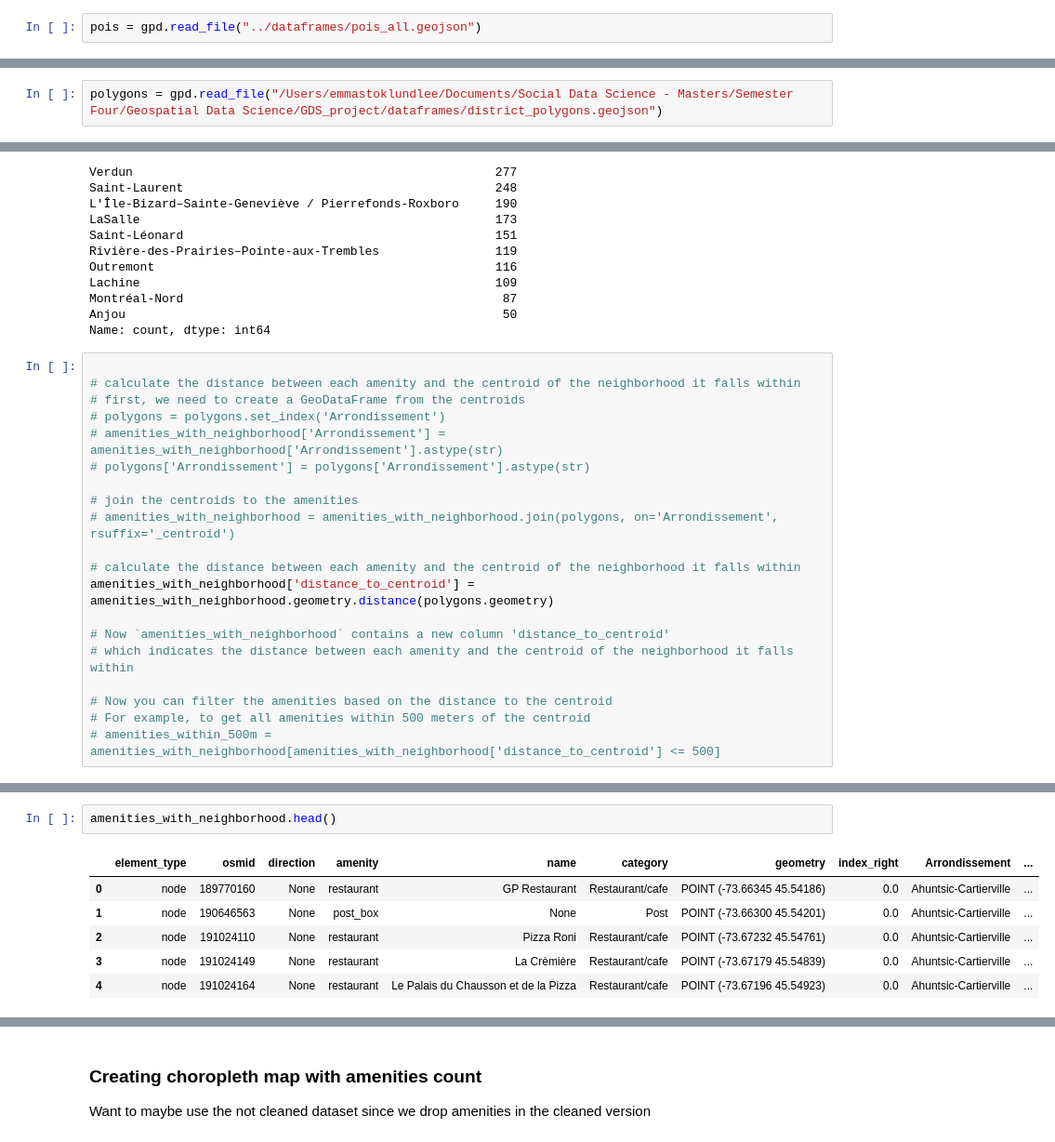
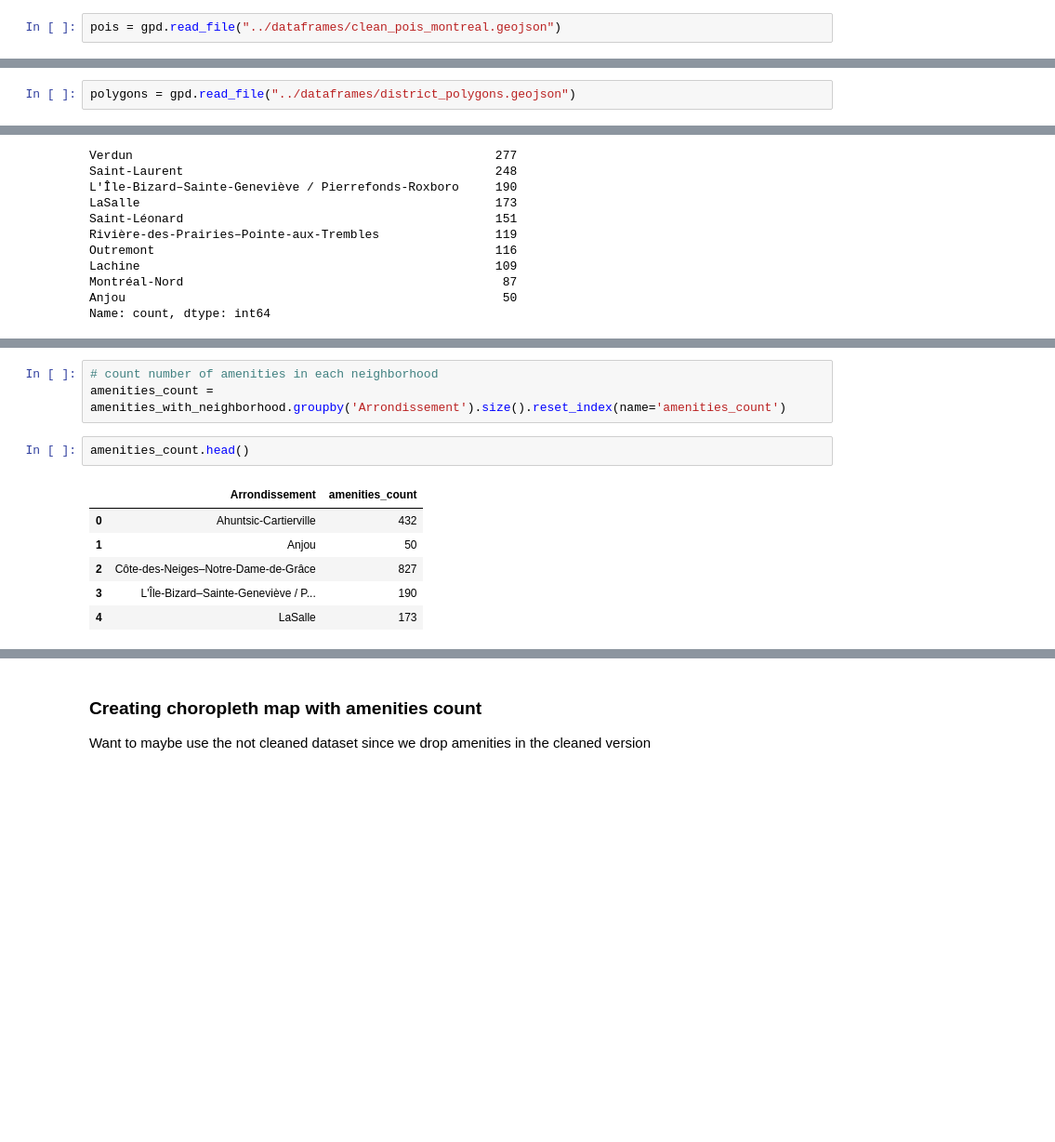
Before and after one commit to michelo200/GDS_project_deployment, a Jupyter notebook: initial_analysis/amenities_density_cloropleth.ipynb, the cells around one changed output, grey strips where cells are left out. Shown at 93% size. Cells and saved outputs as stored; diff of their text form; blank space fills up the shorter version.

Commit message:
amenities count choropleth map finished

```diff
--- a/initial_analysis/amenities_density_cloropleth.ipynb
+++ b/initial_analysis/amenities_density_cloropleth.ipynb
@@ -16,5 +18,5 @@ from IPython.display import display
 # %%
-pois = gpd.read_file("../dataframes/pois_all.geojson")
+pois = gpd.read_file("../dataframes/clean_pois_montreal.geojson")
 # %%
 pois.head()
 # %% [output]
@@ -46,5 +39,5 @@ pois.head()
 # %%
-polygons = gpd.read_file("/Users/emmastoklundlee/Documents/Social Data Science - Masters/Semester Four/Geospatial Data Science/GDS_project/dataframes/district_polygons.geojson")
+polygons = gpd.read_file("../dataframes/district_polygons.geojson")
 # %%
 # check crs of the polygons
 print(polygons.crs)
@@ -129,23 +115,3 @@ Lachine                                                 109
 Montréal-Nord                                            87
 Anjou                                                    50
 Name: count, dtype: int64
-# %%
-
-# calculate the distance between each amenity and the centroid of the neighborhood it falls within
-# first, we need to create a GeoDataFrame from the centroids
-# polygons = polygons.set_index('Arrondissement')
-# amenities_with_neighborhood['Arrondissement'] = amenities_with_neighborhood['Arrondissement'].astype(str)
-# polygons['Arrondissement'] = polygons['Arrondissement'].astype(str)
-
-# join the centroids to the amenities
-# amenities_with_neighborhood = amenities_with_neighborhood.join(polygons, on='Arrondissement', rsuffix='_centroid')
-
-# calculate the distance between each amenity and the centroid of the neighborhood it falls within
-amenities_with_neighborhood['distance_to_centroid'] = amenities_with_neighborhood.geometry.distance(polygons.geometry)
-
-# Now `amenities_with_neighborhood` contains a new column 'distance_to_centroid'
-# which indicates the distance between each amenity and the centroid of the neighborhood it falls within
-
-# Now you can filter the amenities based on the distance to the centroid
-# For example, to get all amenities within 500 meters of the centroid
-# amenities_within_500m = amenities_with_neighborhood[amenities_with_neighborhood['distance_to_centroid'] <= 500]
@@ -185,9 +118,12 @@ Name: geometry, Length: 7283, dtype: geometry
+# %%
+# count number of amenities in each neighborhood
+amenities_count = amenities_with_neighborhood.groupby('Arrondissement').size().reset_index(name='amenities_count')
 # %%
-amenities_with_neighborhood.head()
+amenities_count.head()
 # %% [output]
-|  | element_type | osmid | direction | amenity | name | category | geometry | index_right | Arrondissement | ... |
-| 0 | node | 189770160 | None | restaurant | GP Restaurant | Restaurant/cafe | POINT (-73.66345 45.54186) | 0.0 | Ahuntsic-Cartierville | ... |
-| 1 | node | 190646563 | None | post_box | None | Post | POINT (-73.66300 45.54201) | 0.0 | Ahuntsic-Cartierville | ... |
-| 2 | node | 191024110 | None | restaurant | Pizza Roni | Restaurant/cafe | POINT (-73.67232 45.54761) | 0.0 | Ahuntsic-Cartierville | ... |
-| 3 | node | 191024149 | None | restaurant | La Crèmière | Restaurant/cafe | POINT (-73.67179 45.54839) | 0.0 | Ahuntsic-Cartierville | ... |
-| 4 | node | 191024164 | None | restaurant | Le Palais du Chausson et de la Pizza | Restaurant/cafe | POINT (-73.67196 45.54923) | 0.0 | Ahuntsic-Cartierville | ... |
+|  | Arrondissement | amenities_count |
+| 0 | Ahuntsic-Cartierville | 432 |
+| 1 | Anjou | 50 |
+| 2 | Côte-des-Neiges–Notre-Dame-de-Grâce | 827 |
+| 3 | L'Île-Bizard–Sainte-Geneviève / P... | 190 |
+| 4 | LaSalle | 173 |
```
Also changed, not shown: parts of 53 cells of this notebook, 1 other file.
